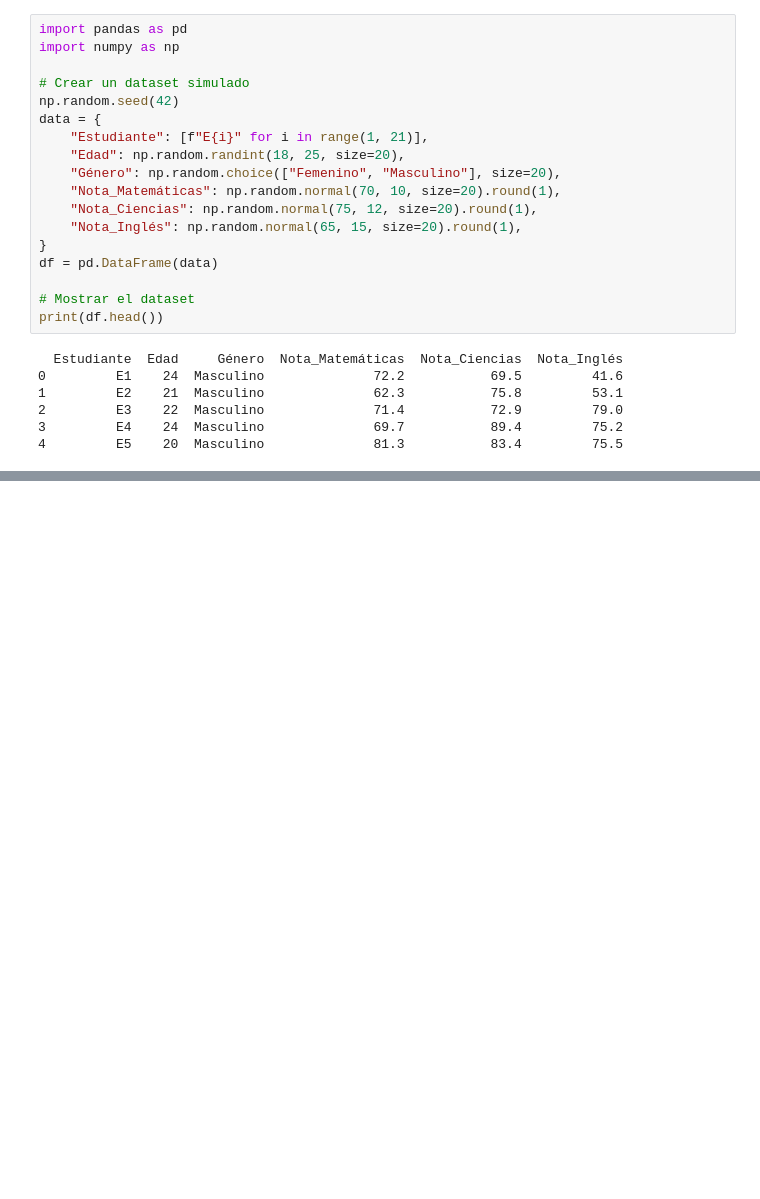
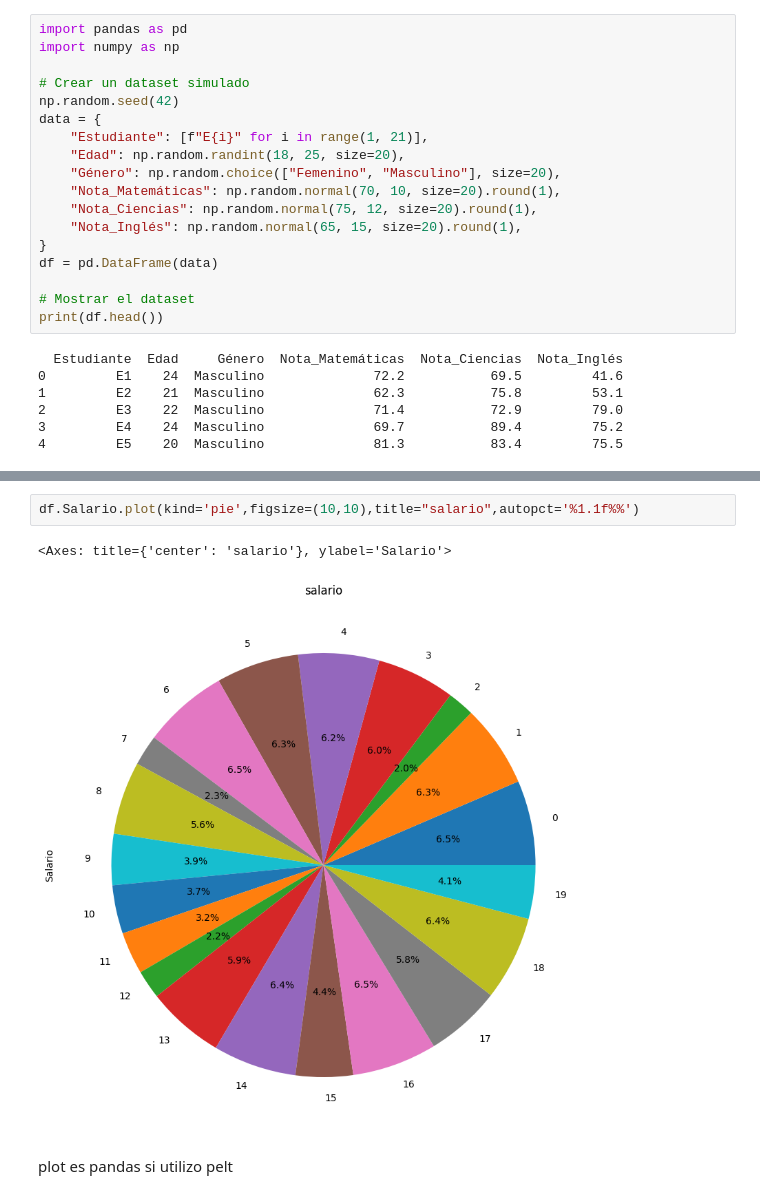
Before and after one commit to DAVIDCHIAC/apuntes_IA, a Jupyter notebook: Untitled9.ipynb, the cells around one changed output, grey strips where cells are left out. Drawn from its saved outputs; the diff is of its cells as text; blank space fills up the shorter version.

```diff
--- a/Untitled9.ipynb
+++ b/Untitled9.ipynb
@@ -35,0 +264,8 @@ print(df.head())
+# %%
+df.Salario.plot(kind='pie',figsize=(10,10),title="salario",autopct='%1.1f%%')
+# %% [output]
+<Axes: title={'center': 'salario'}, ylabel='Salario'>
+[figure, added]
+# %% [markdown]
+plot es pandas
+si utilizo pelt
```
Also changed, not shown: parts of 25 cells of this notebook.
